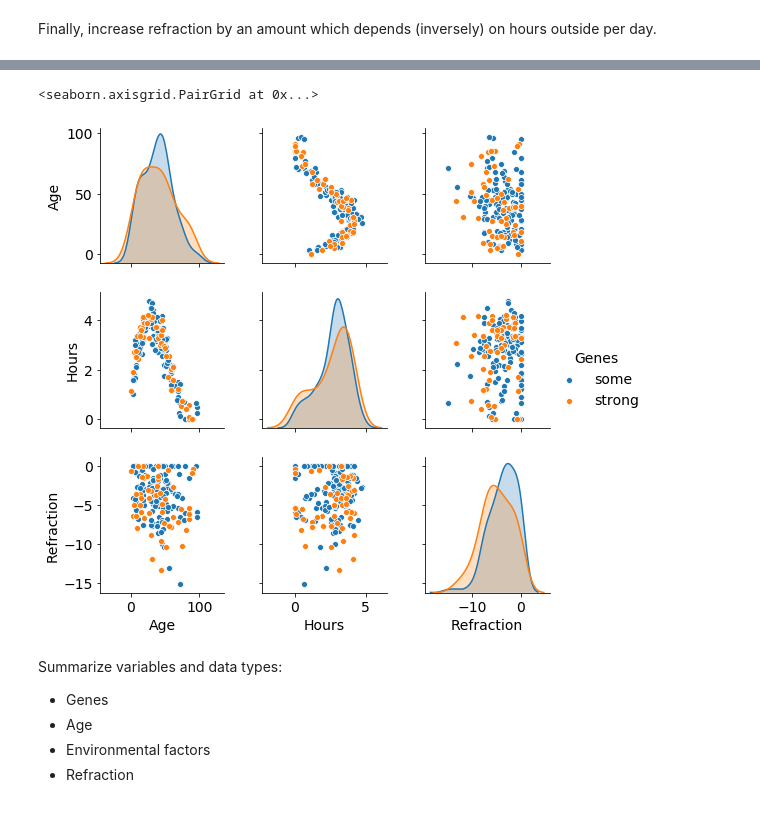
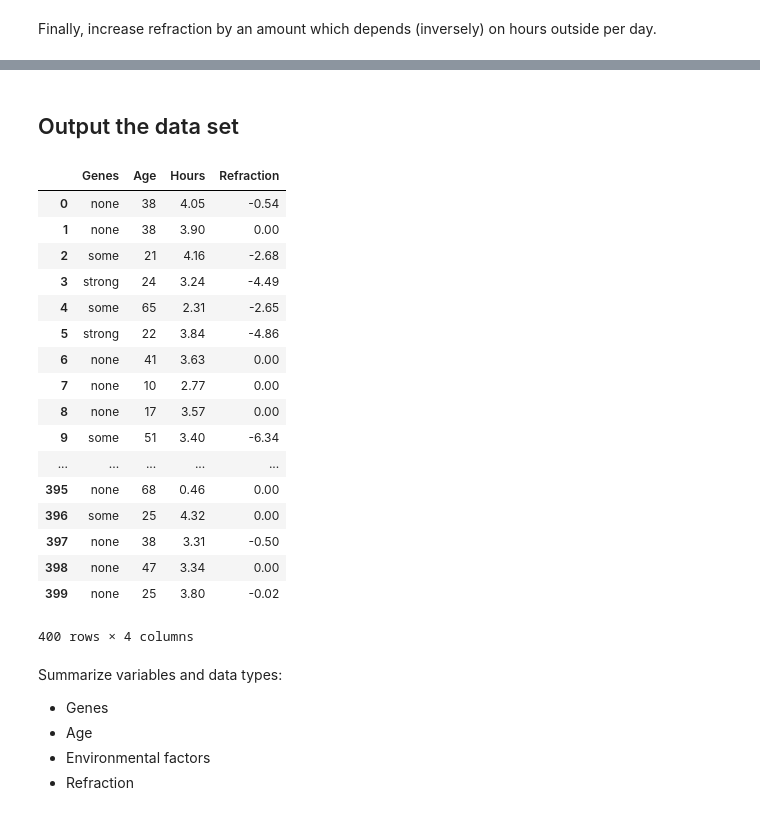
Before and after one commit to elizabethdaly/simulating-data, a Jupyter notebook: eyesight.ipynb, the cells around one changed output, grey strips where cells are left out. Saved outputs shown, nothing was run; the diff lists cells and outputs as text; code cells hidden in the pictures.

Commit message:
List refs and output df

```diff
--- a/eyesight.ipynb
+++ b/eyesight.ipynb
@@ -594,11 +584,26 @@ plt.grid()
-# %%
-sns.pairplot(df, hue='Genes', hue_order=['none', 'some', 'strong'])
-
-# Look at a subset of genetic predispositions.
-# sns.pairplot(df, hue='Genes', hue_order=['some', 'strong'])
-# %% [output]
-<seaborn.axisgrid.PairGrid at 0x...>
-[figure, removed]
+# %% [markdown]
+## Output the data set
+# %%
+df
+# %% [output]
+|  | Genes | Age | Hours | Refraction |
+| 0 | none | 38 | 4.05 | -0.54 |
+| 1 | none | 38 | 3.90 | 0.00 |
+| 2 | some | 21 | 4.16 | -2.68 |
+| 3 | strong | 24 | 3.24 | -4.49 |
+| 4 | some | 65 | 2.31 | -2.65 |
+| 5 | strong | 22 | 3.84 | -4.86 |
+| 6 | none | 41 | 3.63 | 0.00 |
+| 7 | none | 10 | 2.77 | 0.00 |
+| 8 | none | 17 | 3.57 | 0.00 |
+| 9 | some | 51 | 3.40 | -6.34 |
+| ... | ... | ... | ... | ... |
+| 395 | none | 68 | 0.46 | 0.00 |
+| 396 | some | 25 | 4.32 | 0.00 |
+| 397 | none | 38 | 3.31 | -0.50 |
+| 398 | none | 47 | 3.34 | 0.00 |
+| 399 | none | 25 | 3.80 | -0.02 |
+400 rows × 4 columns
 # %% [markdown]
 Summarize variables and data types:
 - Genes
```
Also changed, not shown: parts of 49 cells of this notebook.
